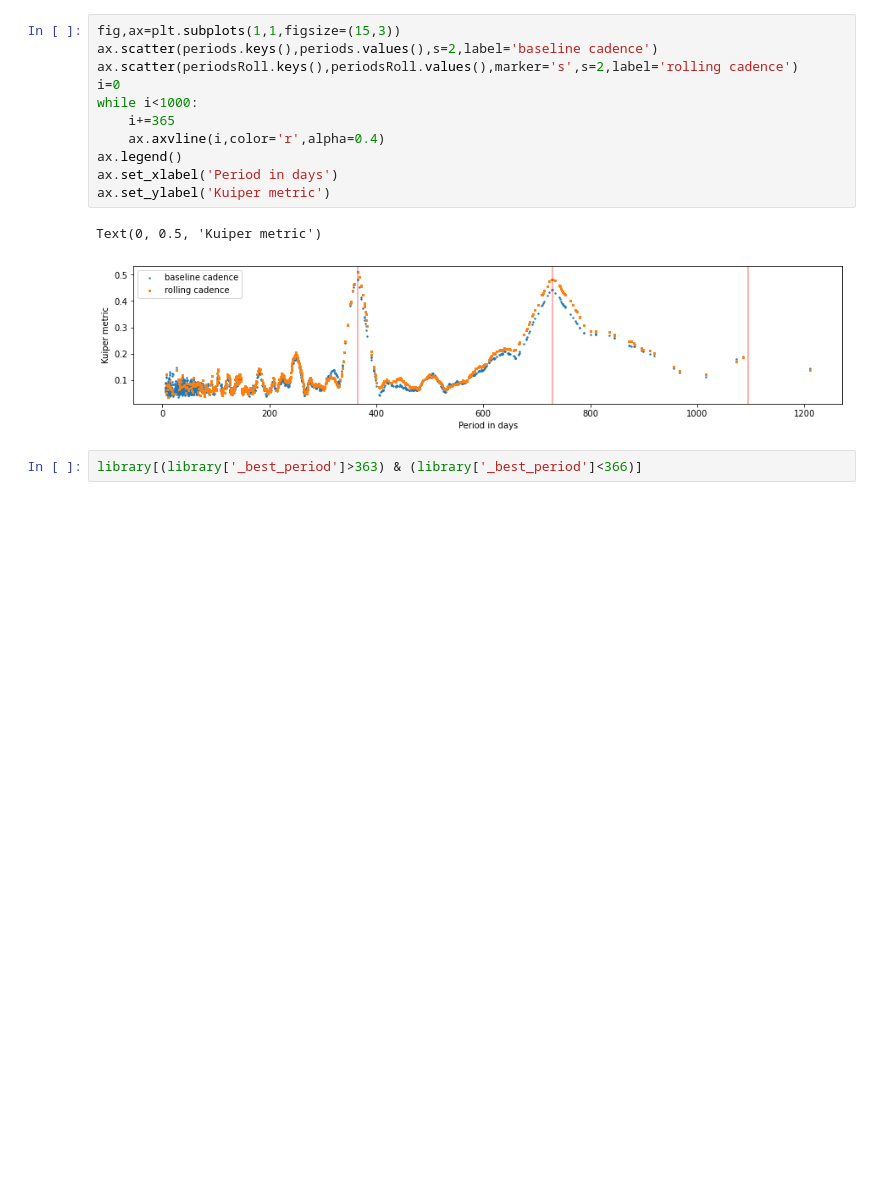
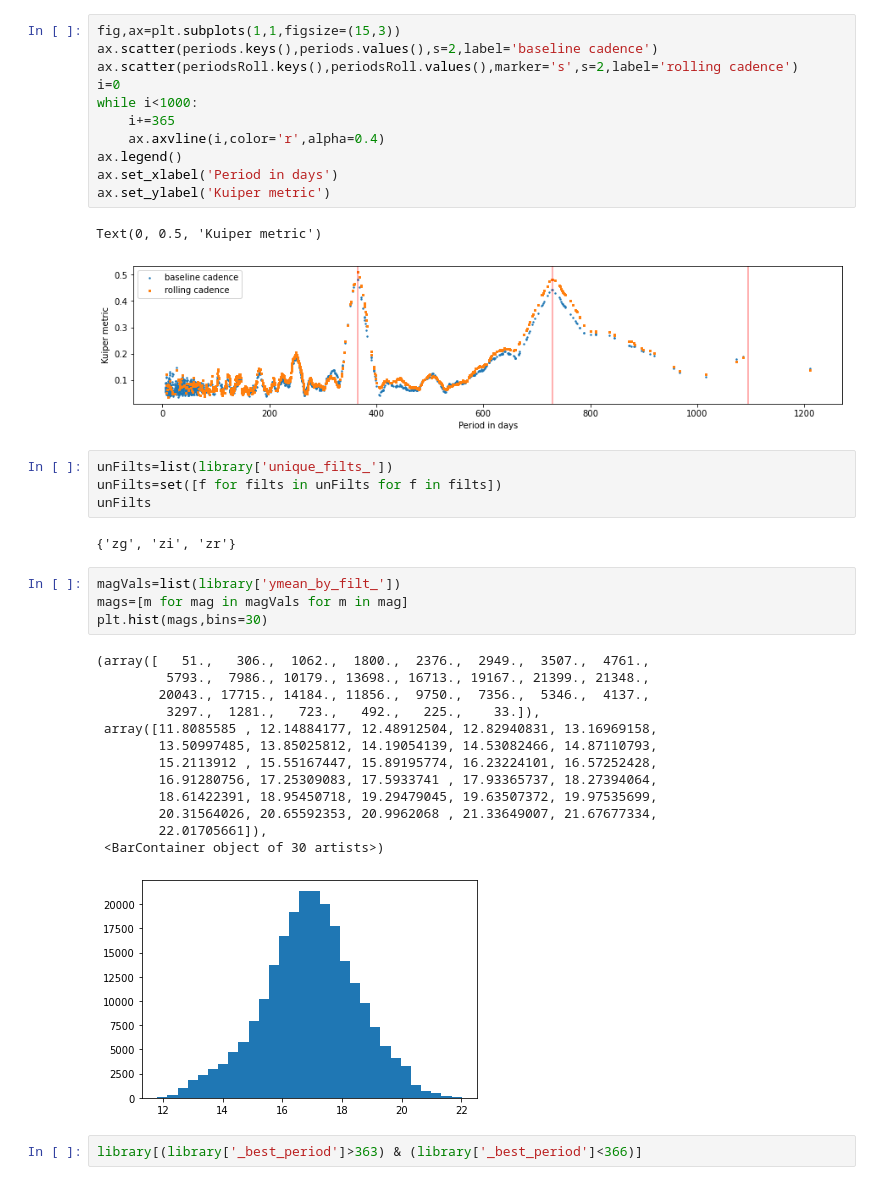
Before and after one commit to ShrRa/periodRecoveryMetric, a Jupyter notebook: PointSlicerTest-Copy1.ipynb, the cells around one changed output. Saved outputs shown, nothing was run; the diff lists cells and outputs as text; blank space fills up the shorter version.

```diff
--- a/PointSlicerTest-Copy1.ipynb
+++ b/PointSlicerTest-Copy1.ipynb
@@ -229,6 +235,30 @@ ax.set_ylabel('Kuiper metric')
 # %% [output]
 Text(0, 0.5, 'Kuiper metric')
 [figure]
+# %%
+unFilts=list(library['unique_filts_'])
+unFilts=set([f for filts in unFilts for f in filts])
+unFilts
+# %% [output]
+{'zg', 'zi', 'zr'}
+# %%
+magVals=list(library['ymean_by_filt_'])
+mags=[m for mag in magVals for m in mag]
+plt.hist(mags,bins=30)
+# %% [output]
+(array([   51.,   306.,  1062.,  1800.,  2376.,  2949.,  3507.,  4761.,
+         5793.,  7986., 10179., 13698., 16713., 19167., 21399., 21348.,
+        20043., 17715., 14184., 11856.,  9750.,  7356.,  5346.,  4137.,
+         3297.,  1281.,   723.,   492.,   225.,    33.]),
+ array([11.8085585 , 12.14884177, 12.48912504, 12.82940831, 13.16969158,
+        13.50997485, 13.85025812, 14.19054139, 14.53082466, 14.87110793,
+        15.2113912 , 15.55167447, 15.89195774, 16.23224101, 16.57252428,
+        16.91280756, 17.25309083, 17.5933741 , 17.93365737, 18.27394064,
+        18.61422391, 18.95450718, 19.29479045, 19.63507372, 19.97535699,
+        20.31564026, 20.65592353, 20.9962068 , 21.33649007, 21.67677334,
+        22.01705661]),
+ <BarContainer object of 30 artists>)
+[figure, added]
 # %%
 library[(library['_best_period']>363) & (library['_best_period']<366)]
 # %% [output]
```
Also changed, not shown: parts of 8 cells of this notebook.
